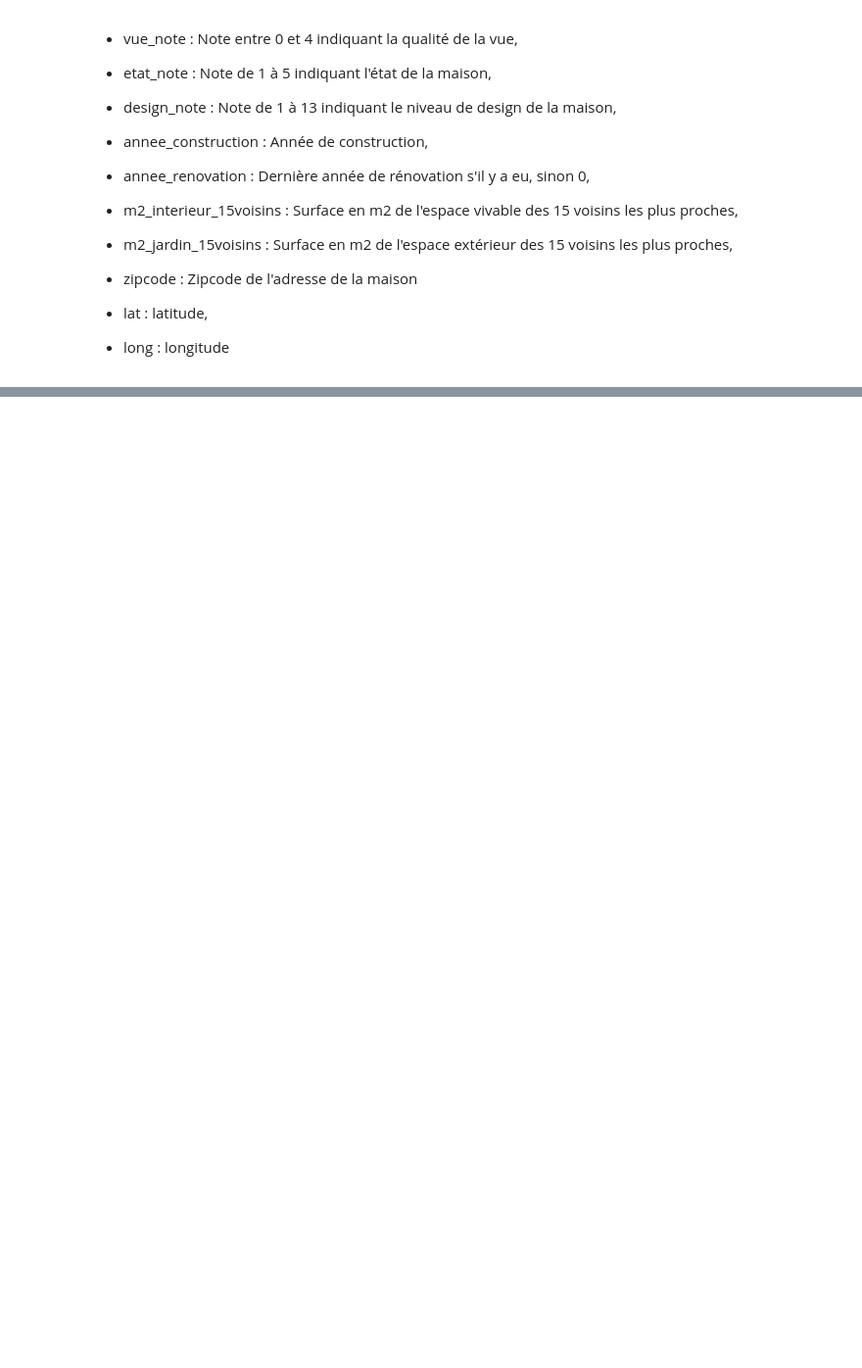
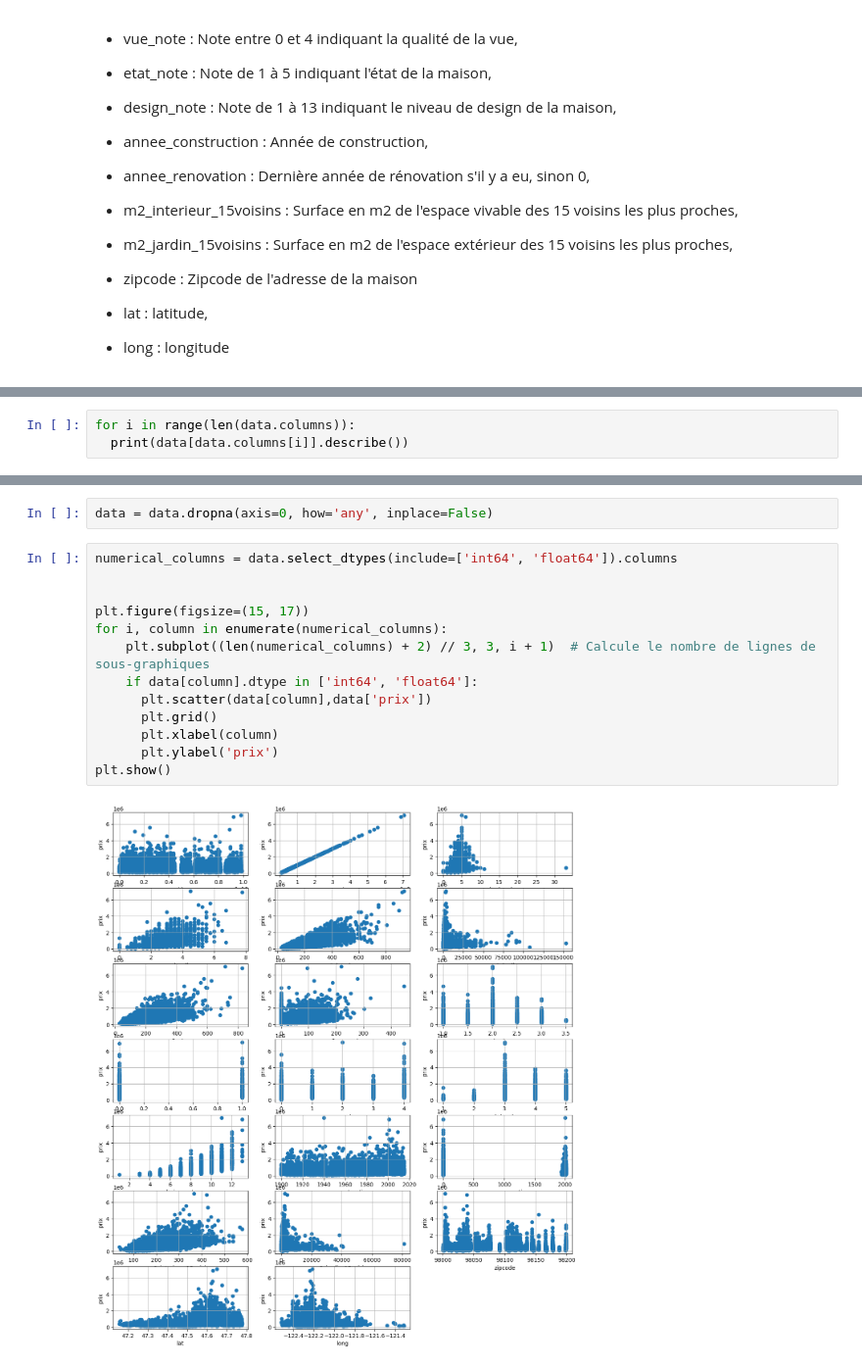
Before and after one commit to flarab29/PRAMA2025, a Jupyter notebook: etude_prama.ipynb, the cells around one changed output, grey strips where cells are left out. Shown at 98% size. Drawn from its saved outputs; the diff is of its cells as text; blank space fills up the shorter version.

```diff
--- a/etude_prama.ipynb
+++ b/etude_prama.ipynb
@@ -47,0 +103,3 @@ import pandas as pd
+# %%
+for i in range(len(data.columns)):
+  print(data[data.columns[i]].describe())
@@ -47,0 +124,17 @@ import pandas as pd
+# %%
+data = data.dropna(axis=0, how='any', inplace=False)
+# %%
+numerical_columns = data.select_dtypes(include=['int64', 'float64']).columns
+
+
+plt.figure(figsize=(15, 17))
+for i, column in enumerate(numerical_columns):
+    plt.subplot((len(numerical_columns) + 2) // 3, 3, i + 1)  # Calcule le nombre de lignes de sous-graphiques
+    if data[column].dtype in ['int64', 'float64']:
+      plt.scatter(data[column],data['prix'])
+      plt.grid()
+      plt.xlabel(column)
+      plt.ylabel('prix')
+plt.show()
+# %% [output]
+[figure, added]
```
Also changed, not shown: parts of 33 cells of this notebook.
